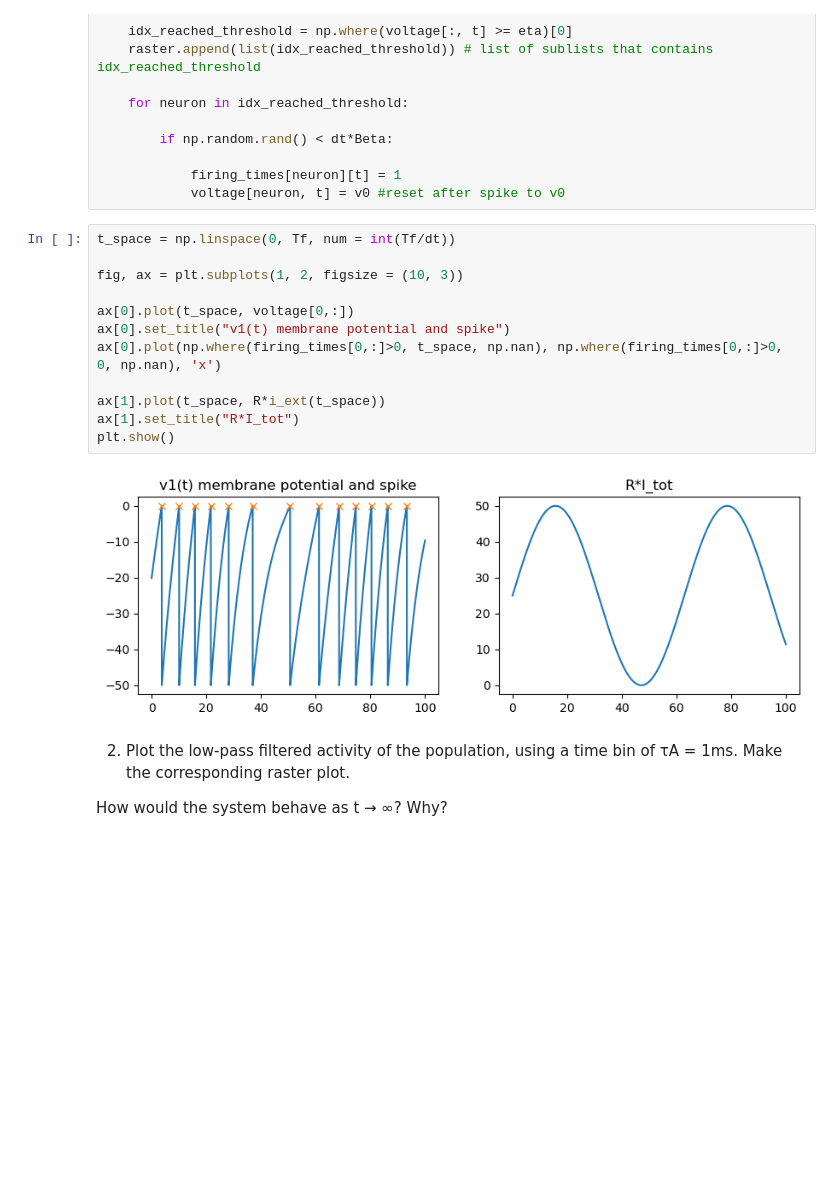
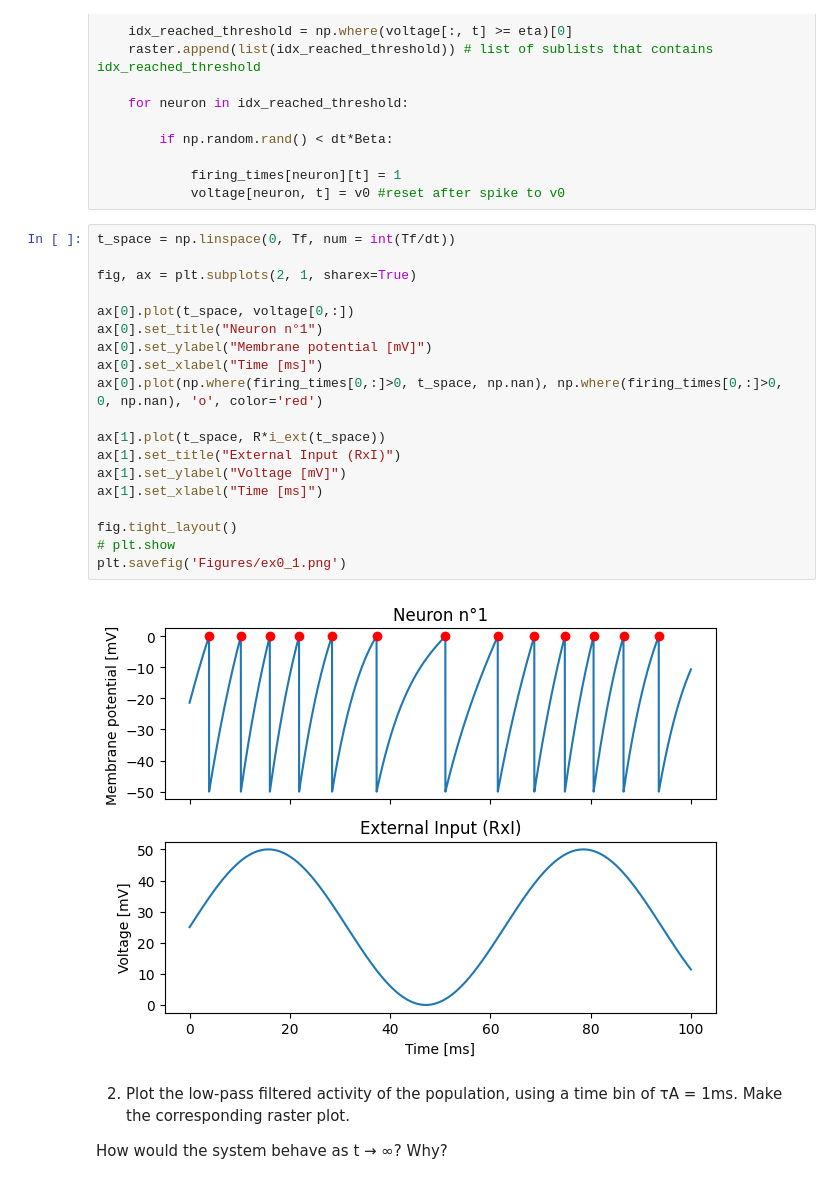
Before and after one commit to louisleger/neurodyn-MP2, a Jupyter notebook: MP2_take2.ipynb, the cells around one changed output. Cells and saved outputs as stored; diff of their text form; blank space fills up the shorter version.

Commit message:
plots of EX.0 for the report

```diff
--- a/MP2_take2.ipynb
+++ b/MP2_take2.ipynb
@@ -55,17 +55,24 @@ for t in range(1, int(Tf/dt)):
 # %%
 t_space = np.linspace(0, Tf, num = int(Tf/dt))
 
-fig, ax = plt.subplots(1, 2, figsize = (10, 3))
+fig, ax = plt.subplots(2, 1, sharex=True)
 
 ax[0].plot(t_space, voltage[0,:])
-ax[0].set_title("v1(t) membrane potential and spike")
-ax[0].plot(np.where(firing_times[0,:]>0, t_space, np.nan), np.where(firing_times[0,:]>0, 0, np.nan), 'x')
+ax[0].set_title("Neuron n°1")
+ax[0].set_ylabel("Membrane potential [mV]")
+ax[0].set_xlabel("Time [ms]")
+ax[0].plot(np.where(firing_times[0,:]>0, t_space, np.nan), np.where(firing_times[0,:]>0, 0, np.nan), 'o', color='red')
 
 ax[1].plot(t_space, R*i_ext(t_space))
-ax[1].set_title("R*I_tot")
-plt.show()
+ax[1].set_title("External Input (RxI)")
+ax[1].set_ylabel("Voltage [mV]")
+ax[1].set_xlabel("Time [ms]")
+
+fig.tight_layout()
+# plt.show
+plt.savefig('Figures/ex0_1.png')
 # %% [output]
-[figure, old version]
+[figure, new version]
 # %% [markdown]
 2. Plot the low-pass filtered activity of the population, using a time bin of τA = 1ms. Make the corresponding raster plot.
 
```
Also changed, not shown: parts of 2 cells of this notebook, 3 other files.
